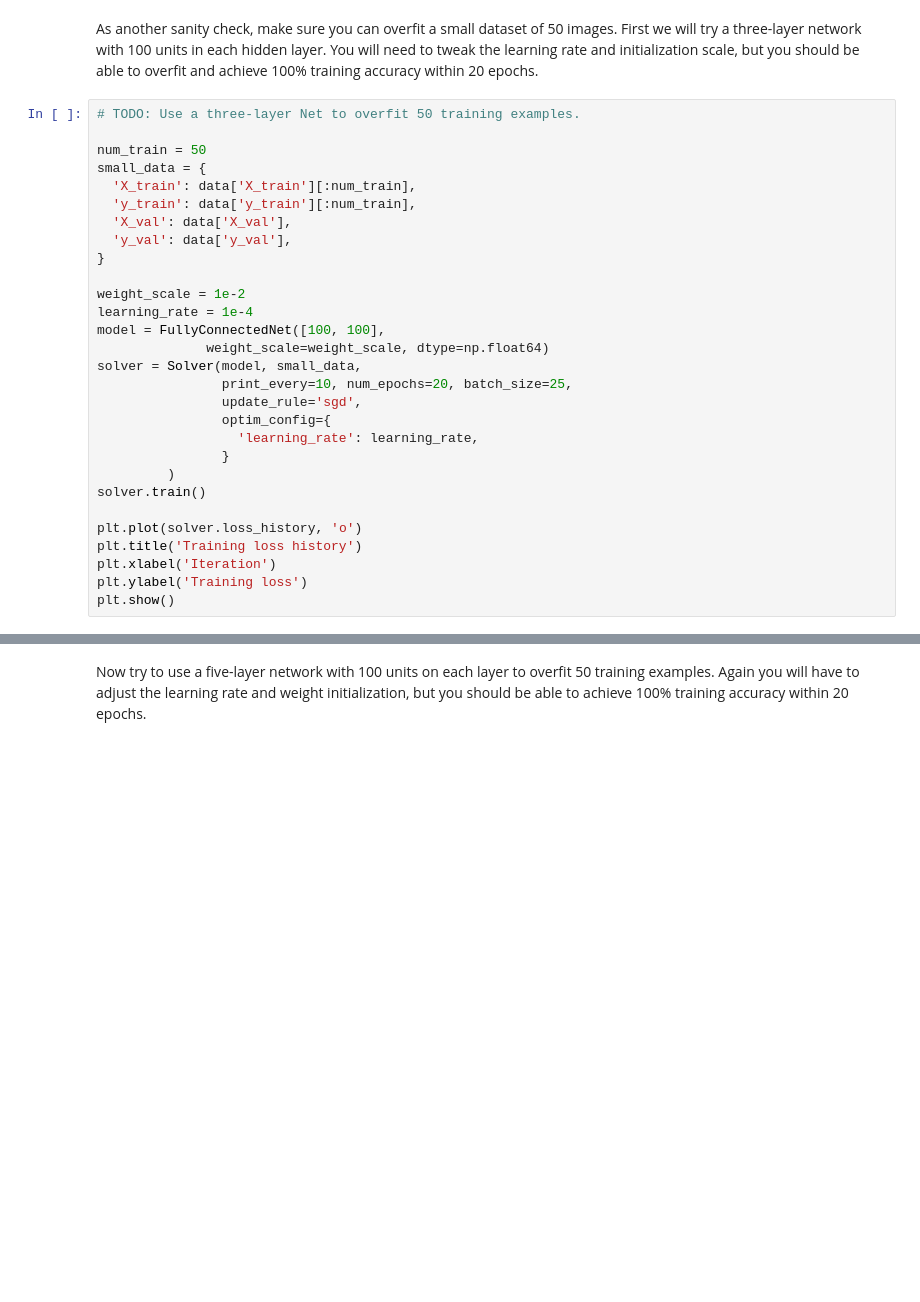
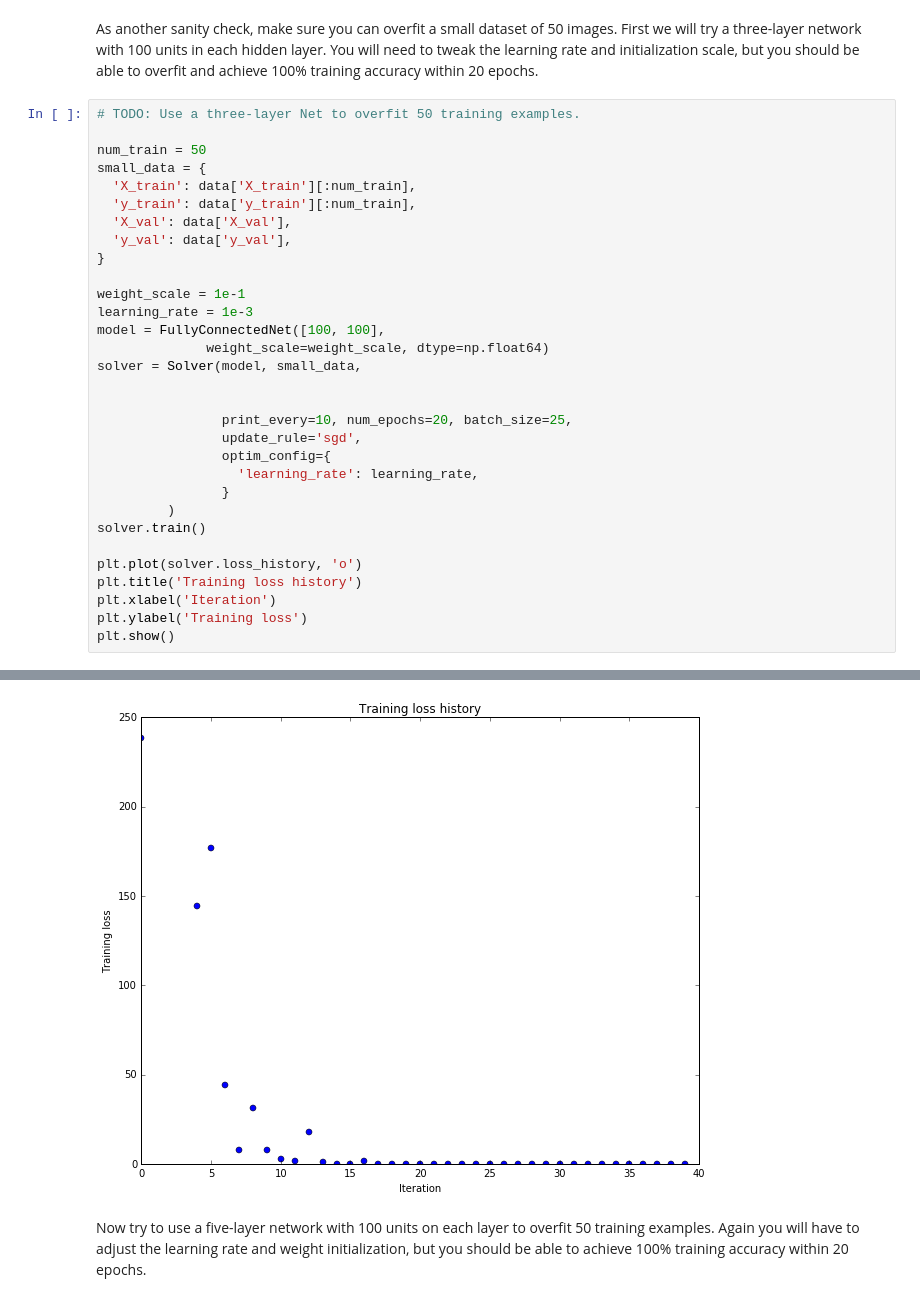
Before and after one commit to chenyuntc/cs231n, a Jupyter notebook: assignment2/FullyConnectedNets.ipynb, the cells around one changed output, grey strips where cells are left out. Cells and saved outputs as stored; diff of their text form; blank space fills up the shorter version.

```diff
--- a/assignment2/FullyConnectedNets.ipynb
+++ b/assignment2/FullyConnectedNets.ipynb
@@ -417,11 +424,13 @@ small_data = {
   'y_val': data['y_val'],
 }
 
-weight_scale = 1e-2
-learning_rate = 1e-4
+weight_scale = 1e-1
+learning_rate = 1e-3
 model = FullyConnectedNet([100, 100],
               weight_scale=weight_scale, dtype=np.float64)
 solver = Solver(model, small_data,
+
+
                 print_every=10, num_epochs=20, batch_size=25,
                 update_rule='sgd',
                 optim_config={
@@ -435,3 +444,4 @@ plt.title('Training loss history')
 plt.xlabel('Iteration')
 plt.ylabel('Training loss')
 plt.show()
+# %% [output]
@@ -438,3 +465,4 @@ plt.show()
+[figure, added]
 # %% [markdown]
 Now try to use a five-layer network with 100 units on each layer to overfit 50 training examples. Again you will have to adjust the learning rate and weight initialization, but you should be able to achieve 100% training accuracy within 20 epochs.
 # %%
```
Also changed, not shown: parts of 10 cells of this notebook, 5 other files.
